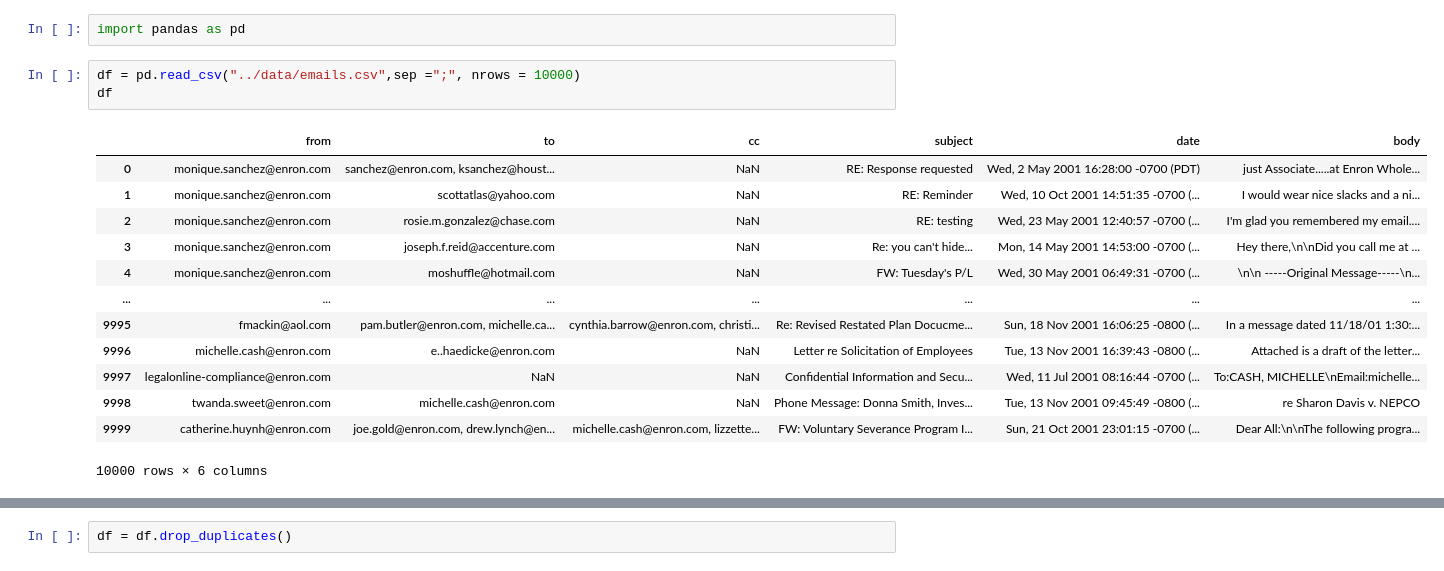
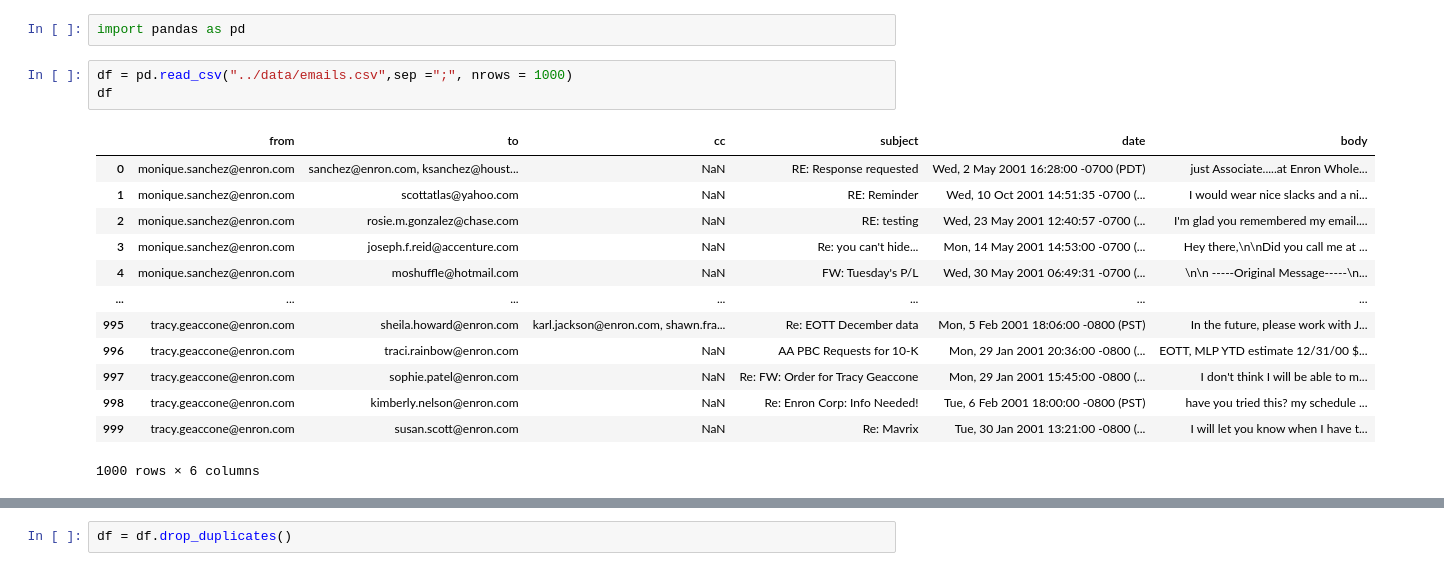
Before and after one commit to rnadanadia/Clustering_Enron, a Jupyter notebook: assets/Data_processing.ipynb, the cells around one changed output, grey strips where cells are left out. Saved outputs shown, nothing was run; the diff lists cells and outputs as text.

```diff
--- a/assets/Data_processing.ipynb
+++ b/assets/Data_processing.ipynb
@@ -1,22 +1,22 @@
 # %%
 import pandas as pd
 # %%
-df = pd.read_csv("../data/emails.csv",sep =";", nrows = 10000)
+df = pd.read_csv("../data/emails.csv",sep =";", nrows = 1000)
 df
 # %% [output]
 |  | from | to | cc | subject | date | body |
 | 0 | monique.sanchez@enron.com | sanchez@enron.com, ksanchez@houst... | NaN | RE: Response requested | Wed, 2 May 2001 16:28:00 -0700 (PDT) | just Associate.....at Enron Whole... |
 | 1 | monique.sanchez@enron.com | scottatlas@yahoo.com | NaN | RE: Reminder | Wed, 10 Oct 2001 14:51:35 -0700 (... | I would wear nice slacks and a ni... |
 | 2 | monique.sanchez@enron.com | rosie.m.gonzalez@chase.com | NaN | RE: testing | Wed, 23 May 2001 12:40:57 -0700 (... | I'm glad you remembered my email.... |
 | 3 | monique.sanchez@enron.com | joseph.f.reid@accenture.com | NaN | Re: you can't hide... | Mon, 14 May 2001 14:53:00 -0700 (... | Hey there,\n\nDid you call me at ... |
 | 4 | monique.sanchez@enron.com | moshuffle@hotmail.com | NaN | FW: Tuesday's P/L | Wed, 30 May 2001 06:49:31 -0700 (... | \n\n -----Original Message-----\n... |
 | ... | ... | ... | ... | ... | ... | ... |
-| 9995 | fmackin@aol.com | pam.butler@enron.com, michelle.ca... | cynthia.barrow@enron.com, christi... | Re: Revised Restated Plan Docucme... | Sun, 18 Nov 2001 16:06:25 -0800 (... | In a message dated 11/18/01 1:30:... |
-| 9996 | michelle.cash@enron.com | e..haedicke@enron.com | NaN | Letter re Solicitation of Employees | Tue, 13 Nov 2001 16:39:43 -0800 (... | Attached is a draft of the letter... |
-| 9997 | legalonline-compliance@enron.com | NaN | NaN | Confidential Information and Secu... | Wed, 11 Jul 2001 08:16:44 -0700 (... | To:CASH, MICHELLE\nEmail:michelle... |
-| 9998 | twanda.sweet@enron.com | michelle.cash@enron.com | NaN | Phone Message: Donna Smith, Inves... | Tue, 13 Nov 2001 09:45:49 -0800 (... | re Sharon Davis v. NEPCO |
-| 9999 | catherine.huynh@enron.com | joe.gold@enron.com, drew.lynch@en... | michelle.cash@enron.com, lizzette... | FW: Voluntary Severance Program I... | Sun, 21 Oct 2001 23:01:15 -0700 (... | Dear All:\n\nThe following progra... |
+| 995 | tracy.geaccone@enron.com | sheila.howard@enron.com | karl.jackson@enron.com, shawn.fra... | Re: EOTT December data | Mon, 5 Feb 2001 18:06:00 -0800 (PST) | In the future, please work with J... |
+| 996 | tracy.geaccone@enron.com | traci.rainbow@enron.com | NaN | AA PBC Requests for 10-K | Mon, 29 Jan 2001 20:36:00 -0800 (... | EOTT, MLP YTD estimate 12/31/00 $... |
+| 997 | tracy.geaccone@enron.com | sophie.patel@enron.com | NaN | Re: FW: Order for Tracy Geaccone | Mon, 29 Jan 2001 15:45:00 -0800 (... | I don't think I will be able to m... |
+| 998 | tracy.geaccone@enron.com | kimberly.nelson@enron.com | NaN | Re: Enron Corp: Info Needed! | Tue, 6 Feb 2001 18:00:00 -0800 (PST) | have you tried this? my schedule ... |
+| 999 | tracy.geaccone@enron.com | susan.scott@enron.com | NaN | Re: Mavrix | Tue, 30 Jan 2001 13:21:00 -0800 (... | I will let you know when I have t... |
-10000 rows × 6 columns
+1000 rows × 6 columns
 # %%
 df.isnull().sum() * 100 / len(df)
 # %% [output]
```
Also changed, not shown: parts of 11 cells of this notebook, 5 other files.
